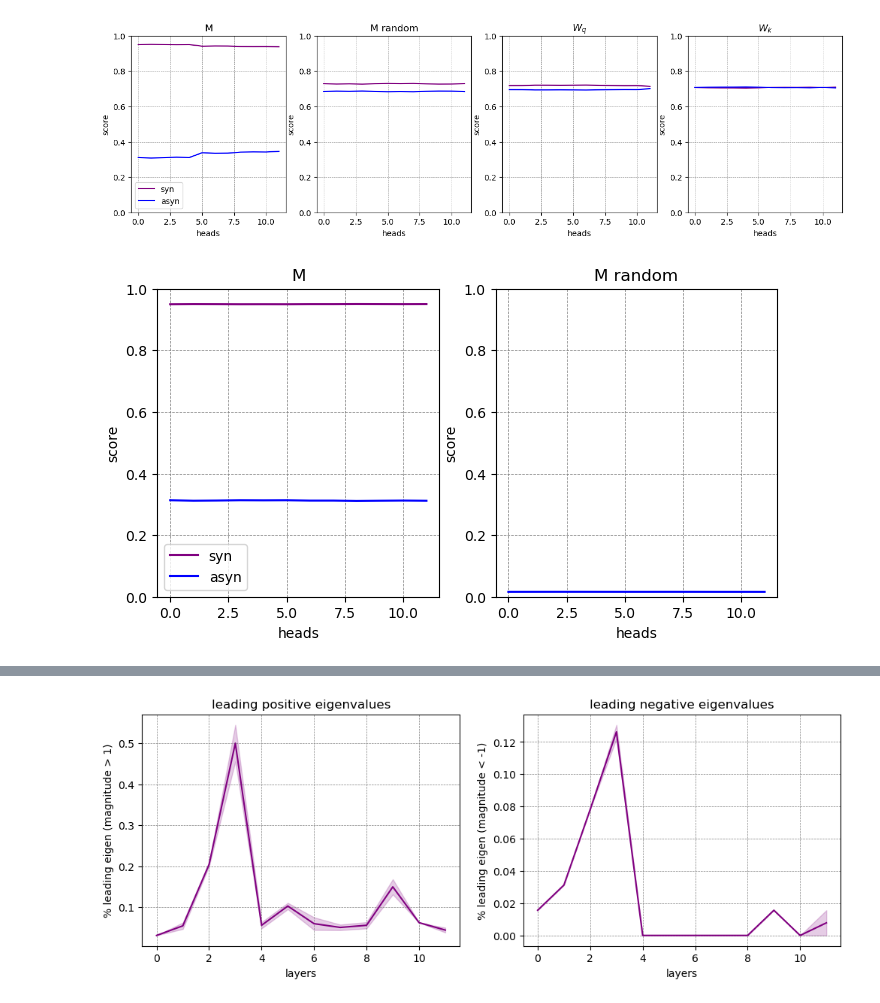
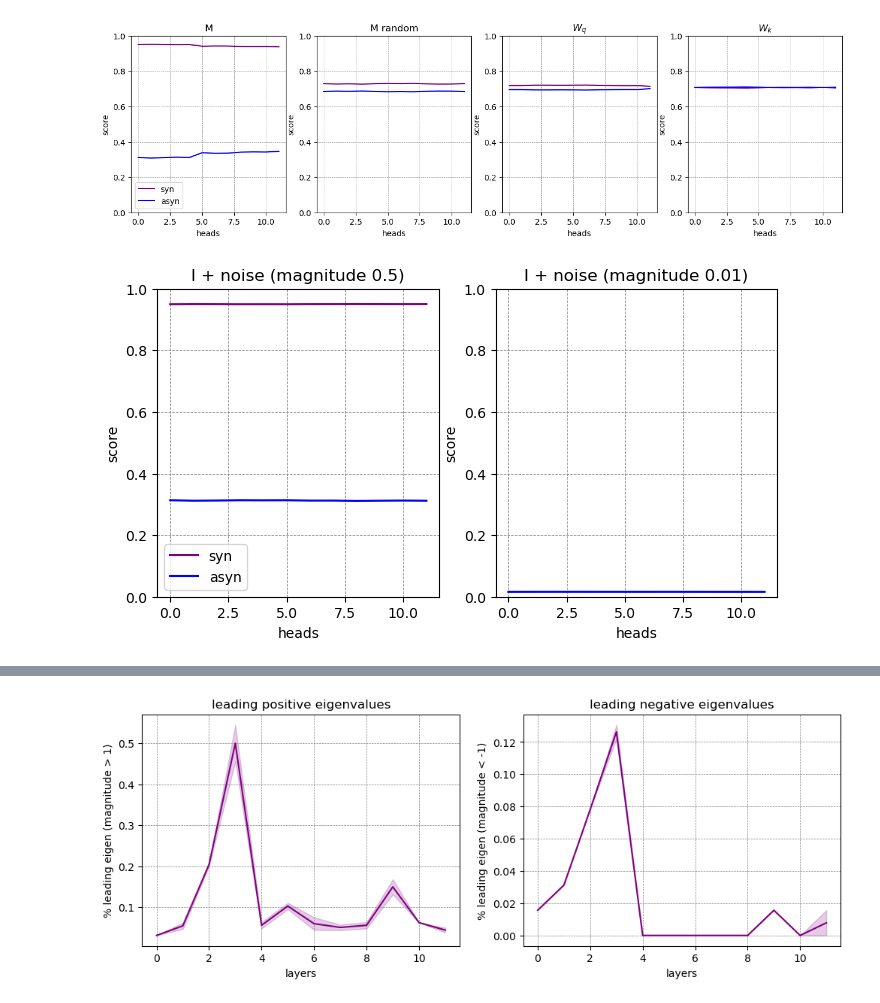
Before and after one commit to matteosaponati/attention-geometry, a Jupyter notebook: examples/BERT_quadratic_form.ipynb, the cells around one changed output, grey strips where cells are left out. Saved outputs shown, nothing was run; the diff lists cells and outputs as text; code cells hidden in the pictures.

```diff
--- a/examples/BERT_quadratic_form.ipynb
+++ b/examples/BERT_quadratic_form.ipynb
@@ -139,26 +139,26 @@ plt.grid(color = 'gray', linestyle = '--', linewidth = 0.5)
 # %%
 plt.figure(figsize=(8,4))
 
 plt.subplot(1,2,1)
-plt.title('M')
+plt.title('I + noise (magnitude {})'.format(a1))
 plt.plot(scoresyn_Ir1,color='purple',label='syn')
 plt.plot(scoreasyn_Ir1,color='blue',label='asyn')
 plt.xlabel('heads')
 plt.ylabel('score')
 plt.ylim(0,1)
 plt.legend()
 plt.grid(color = 'gray', linestyle = '--', linewidth = 0.5)
 
 plt.subplot(1,2,2)
-plt.title('M random')
+plt.title('I + noise (magnitude {})'.format(a2))
 plt.plot(scoresyn_Ir2,color='purple',label='syn')
 plt.plot(scoreasyn_Ir2,color='blue',label='asyn')
 plt.xlabel('heads')
 plt.ylabel('score')
 plt.ylim(0,1)
 plt.grid(color = 'gray', linestyle = '--', linewidth = 0.5)
 # %% [output]
-[figure, old version]
+[figure, new version]
 # %%
 def get_components(A):
     S = .5 * (A + A.T)
```
Also changed, not shown: parts of 3 cells of this notebook.
